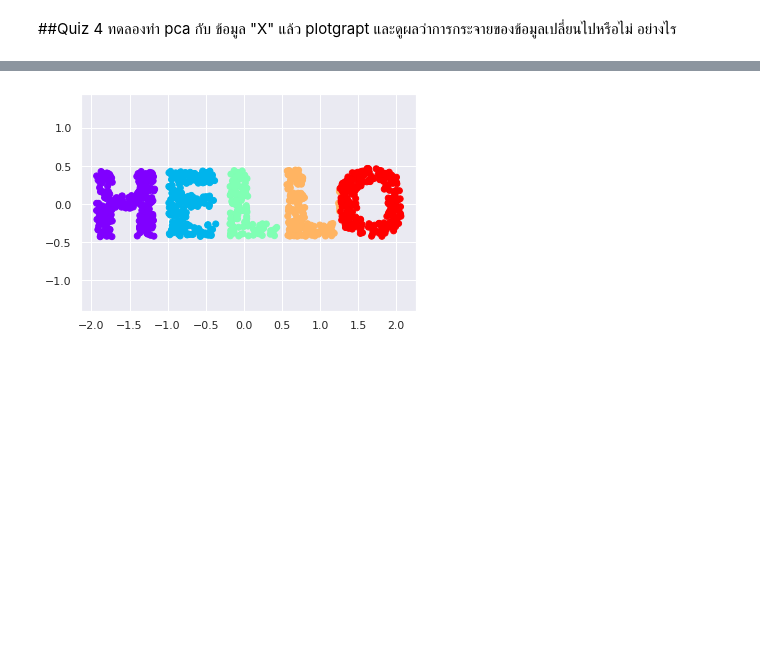
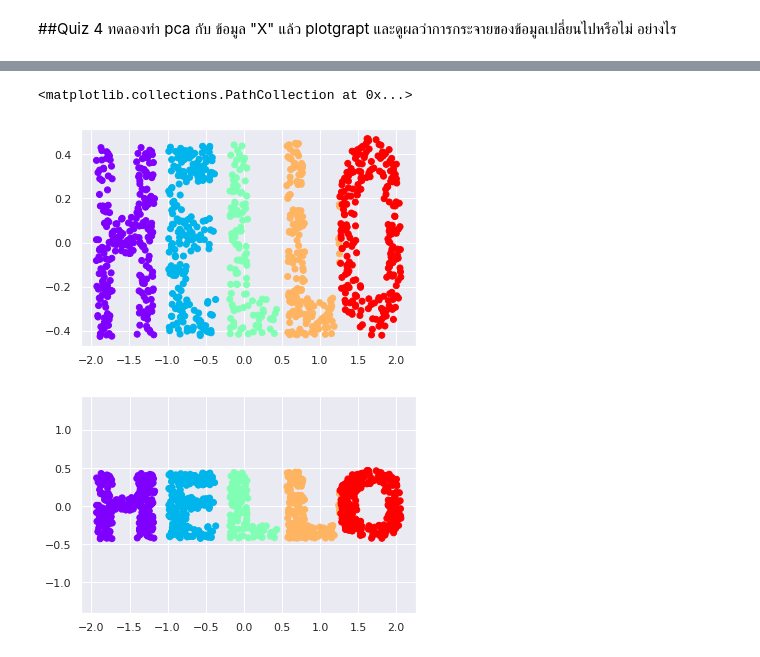
Before and after one commit to wanichayaporn/Multivariate, a Jupyter notebook: Chapter4_MDS.ipynb, the cells around one changed output, grey strips where cells are left out. Saved outputs shown, nothing was run; the diff lists cells and outputs as text; code cells hidden in the pictures; blank space fills up the shorter version.

```diff
--- a/Chapter4_MDS.ipynb
+++ b/Chapter4_MDS.ipynb
@@ -249,2 +280,4 @@ pca = PCA(n_components=2)
+# %%
+pca = PCA(n_components=2)
 # %%
-new_pca2 = pca.fit_transform(X)
+new_pca = pca.fit_transform(X)
@@ -251,3 +298,8 @@ new_pca2 = pca.fit_transform(X)
+# %%
+plt.scatter(new_pca[:,0],new_pca[:,1],**colorize)
+# %% [output]
+<matplotlib.collections.PathCollection at 0x...>
+[figure, added]
 # %%
 model = PCA(n_components=2)
 out = model.fit_transform(X2)
```
Also changed, not shown: parts of 24 cells of this notebook.
